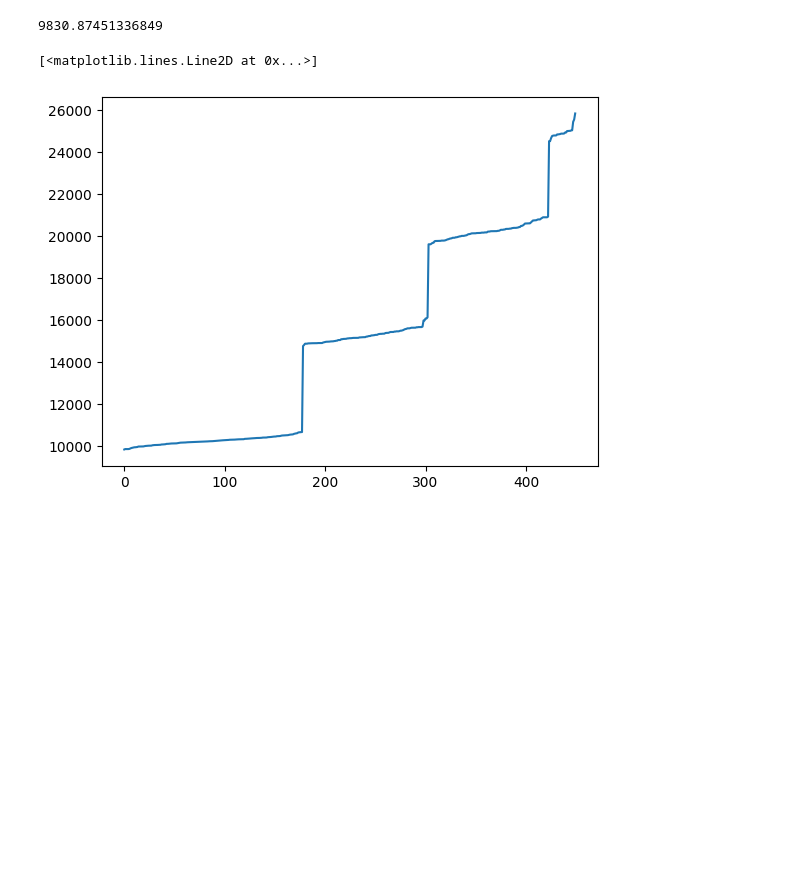
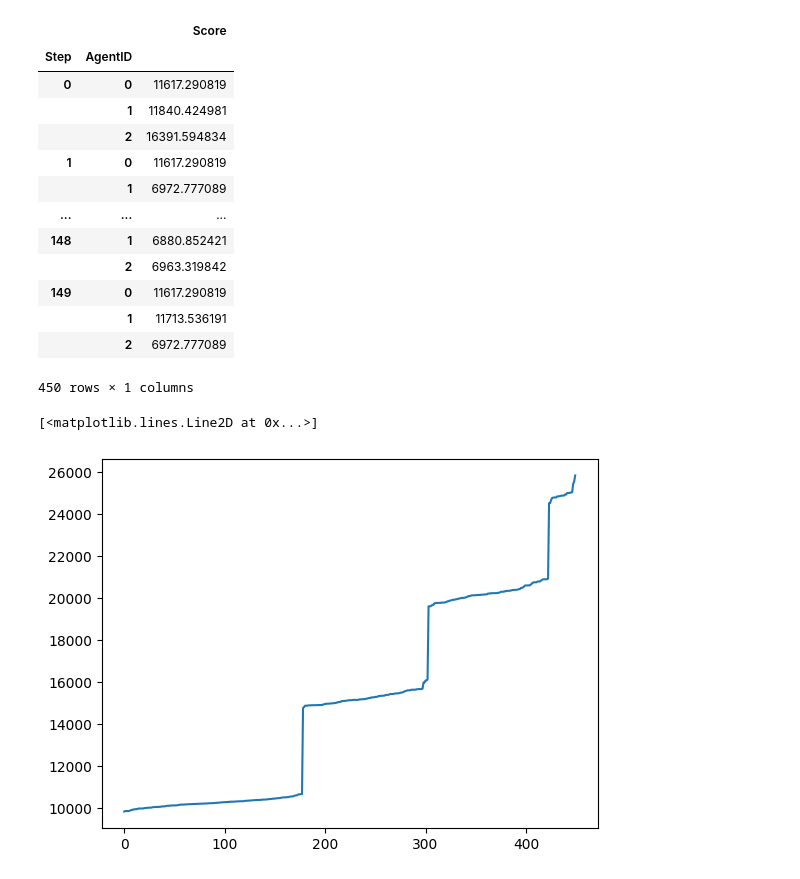
Before and after one commit to JulesVoyer/ICO_Fil_rouge, a Jupyter notebook: SMA_notebook.ipynb, the cells around one changed output. Drawn from its saved outputs; the diff is of its cells as text; code cells hidden in the pictures; blank space fills up the shorter version.

```diff
--- a/SMA_notebook.ipynb
+++ b/SMA_notebook.ipynb
@@ -87,7 +69,21 @@ list sorted, best score =  9830.87451336849
-# %%
-print(sma.good_solution_pool[0].score())
-# %% [output]
-9830.87451336849
+# %%
+df = sma.datacollector.get_agent_vars_dataframe()
+df
+# %% [output]
+|  |  | Score |
+| Step | AgentID |  |
+| 0 | 0 | 11617.290819 |
+|  | 1 | 11840.424981 |
+|  | 2 | 16391.594834 |
+| 1 | 0 | 11617.290819 |
+|  | 1 | 6972.777089 |
+| ... | ... | ... |
+| 148 | 1 | 6880.852421 |
+|  | 2 | 6963.319842 |
+| 149 | 0 | 11617.290819 |
+|  | 1 | 11713.536191 |
+|  | 2 | 6972.777089 |
+450 rows × 1 columns
 # %%
 plt.plot(list(map(lambda s: s.score(),sma.good_solution_pool)))
 # %% [output]
```
Also changed, not shown: parts of 2 cells of this notebook, 2 other files.
